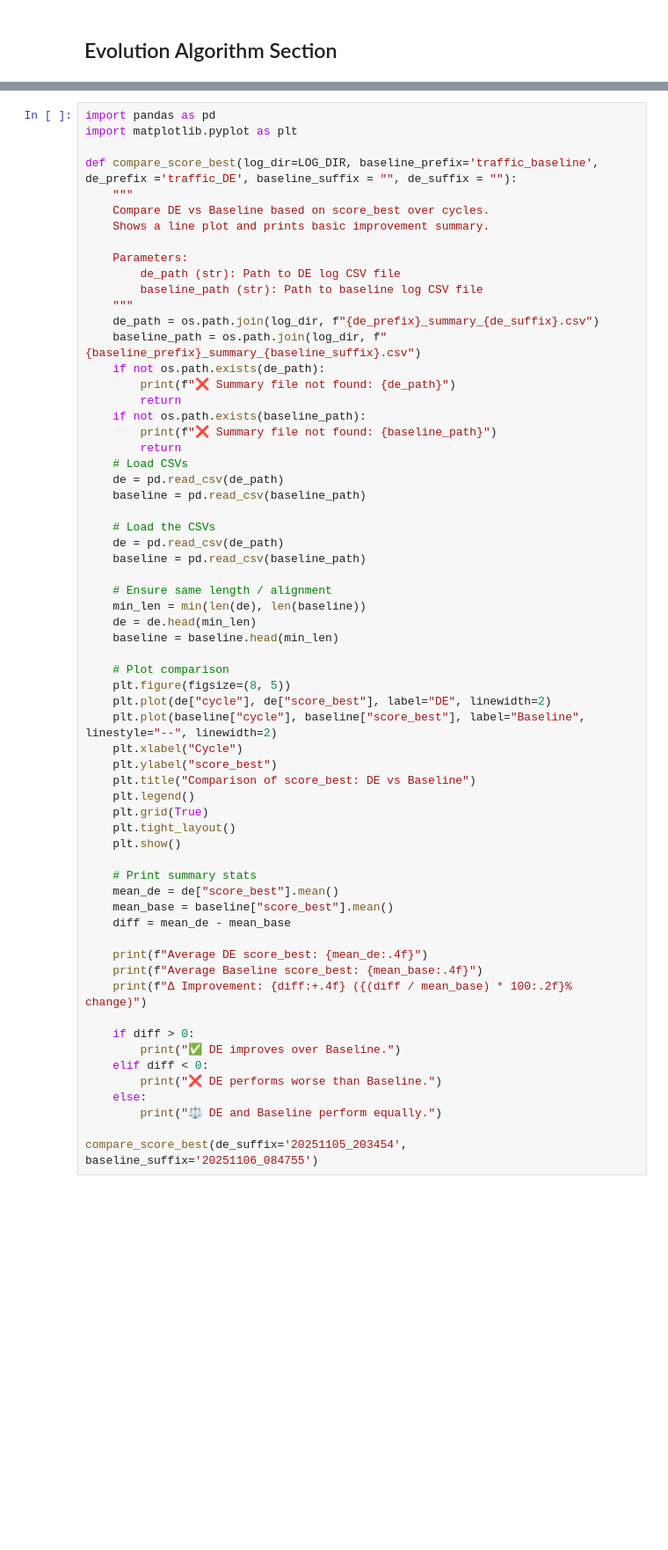
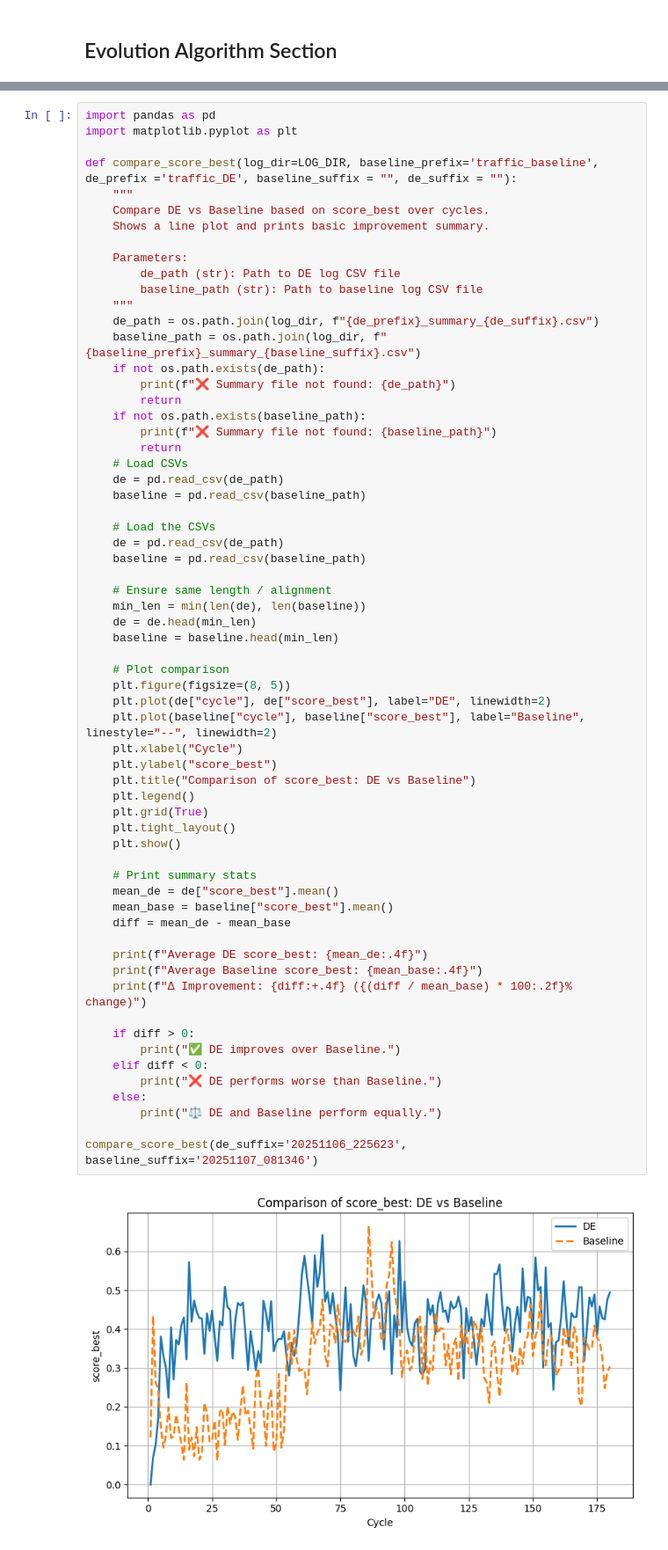
Before and after one commit to Kaos1105/EA_traffic_control, a Jupyter notebook: controller.ipynb, the cells around one changed output, grey strips where cells are left out. Shown at 88% size. Drawn from its saved outputs; the diff is of its cells as text; blank space fills up the shorter version.

```diff
--- a/controller.ipynb
+++ b/controller.ipynb
@@ -807,31 +720,32 @@ def compare_score_best(log_dir=LOG_DIR, baseline_prefix='traffic_baseline', de_p
 
     # Plot comparison
     plt.figure(figsize=(8, 5))
     plt.plot(de["cycle"], de["score_best"], label="DE", linewidth=2)
     plt.plot(baseline["cycle"], baseline["score_best"], label="Baseline", linestyle="--", linewidth=2)
     plt.xlabel("Cycle")
     plt.ylabel("score_best")
     plt.title("Comparison of score_best: DE vs Baseline")
     plt.legend()
     plt.grid(True)
     plt.tight_layout()
     plt.show()
 
     # Print summary stats
     mean_de = de["score_best"].mean()
     mean_base = baseline["score_best"].mean()
     diff = mean_de - mean_base
 
     print(f"Average DE score_best: {mean_de:.4f}")
     print(f"Average Baseline score_best: {mean_base:.4f}")
     print(f"Δ Improvement: {diff:+.4f} ({(diff / mean_base) * 100:.2f}% change)")
 
     if diff > 0:
         print("✅ DE improves over Baseline.")
     elif diff < 0:
         print("❌ DE performs worse than Baseline.")
     else:
         print("⚖️ DE and Baseline perform equally.")
 
-compare_score_best(de_suffix='20251105_203454', baseline_suffix='20251106_084755')
+compare_score_best(de_suffix='20251106_225623', baseline_suffix='20251107_081346')
 # %% [output]
+[figure, added]
```
Also changed, not shown: parts of 10 cells of this notebook, 1 other file.
